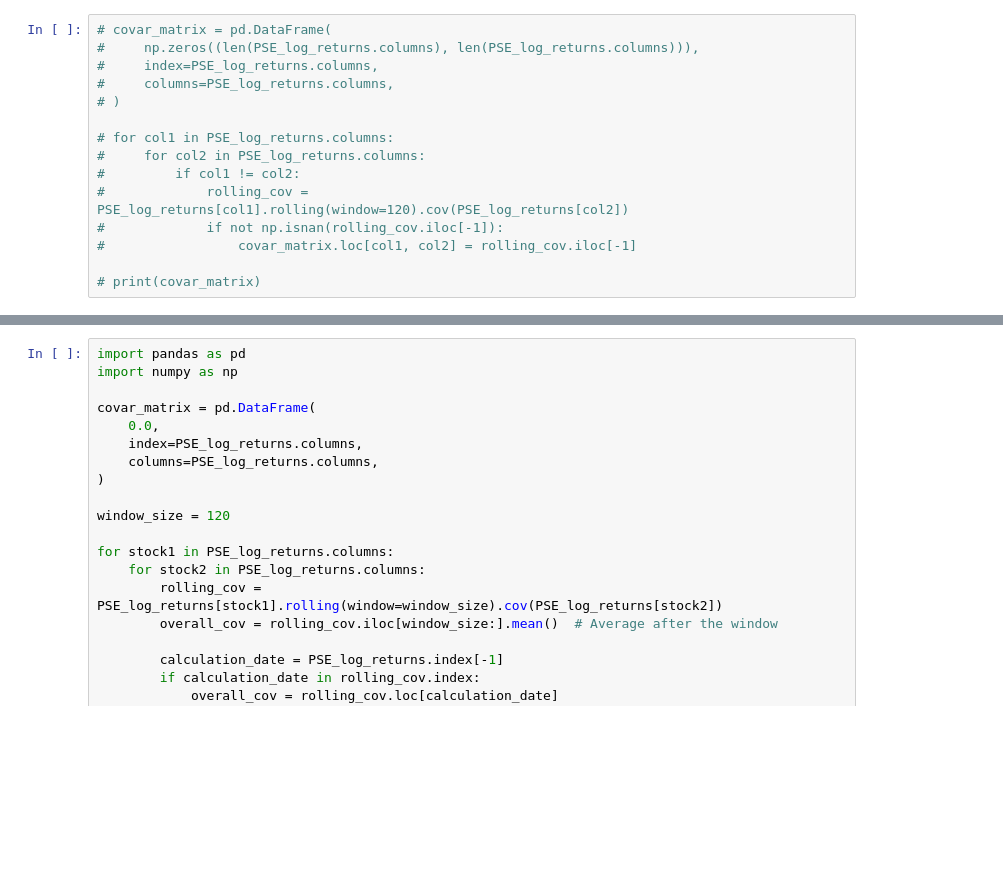
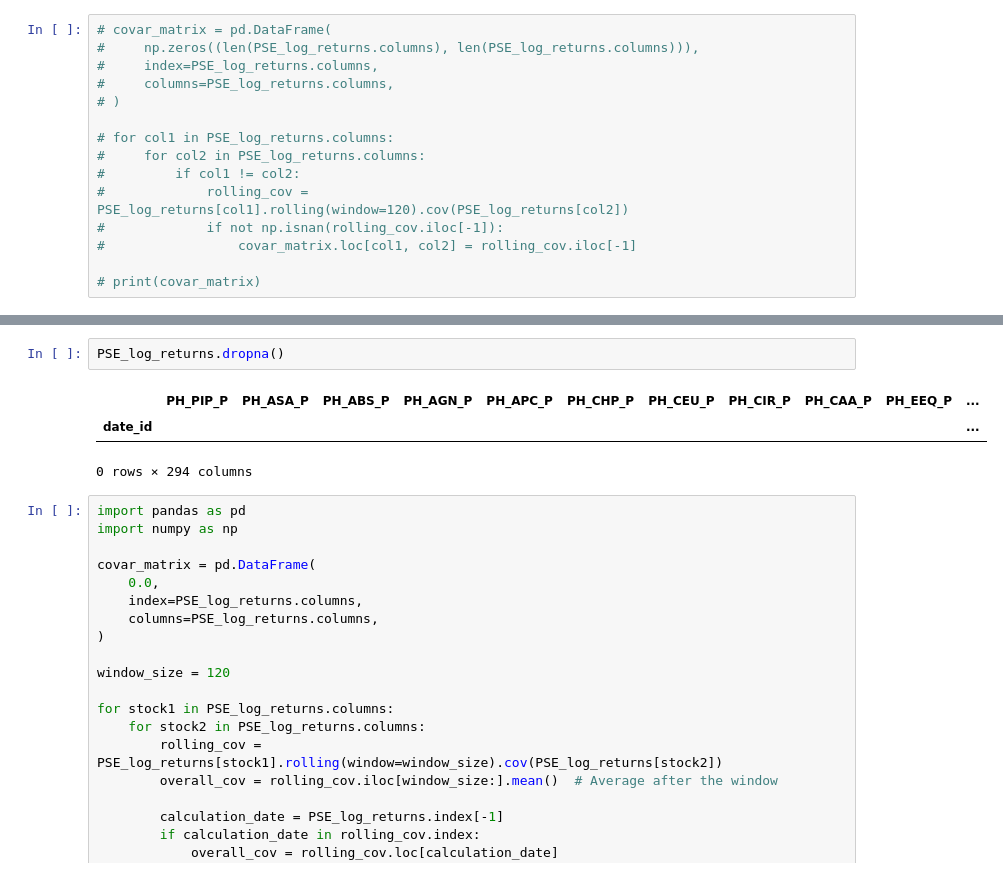
Before and after one commit to donnafaithhh/PSE-Work, a Jupyter notebook: DFTG New Data Processing.ipynb, the cells around one changed output, grey strips where cells are left out. Saved outputs shown, nothing was run; the diff lists cells and outputs as text; blank space fills up the shorter version.

```diff
--- a/DFTG New Data Processing.ipynb
+++ b/DFTG New Data Processing.ipynb
@@ -160,3 +182,9 @@ The cell below is for creating the covariance matrix. I used a window size of 6
+# %%
+PSE_log_returns.dropna()
+# %% [output]
+|  | PH_PIP_P | PH_ASA_P | PH_ABS_P | PH_AGN_P | PH_APC_P | PH_CHP_P | PH_CEU_P | PH_CIR_P | PH_CAA_P | PH_EEQ_P | ... |
+| date_id |  |  |  |  |  |  |  |  |  |  | ... |
+0 rows × 294 columns
 # %%
 import pandas as pd
 import numpy as np
```
Also changed, not shown: parts of 9 cells of this notebook.
